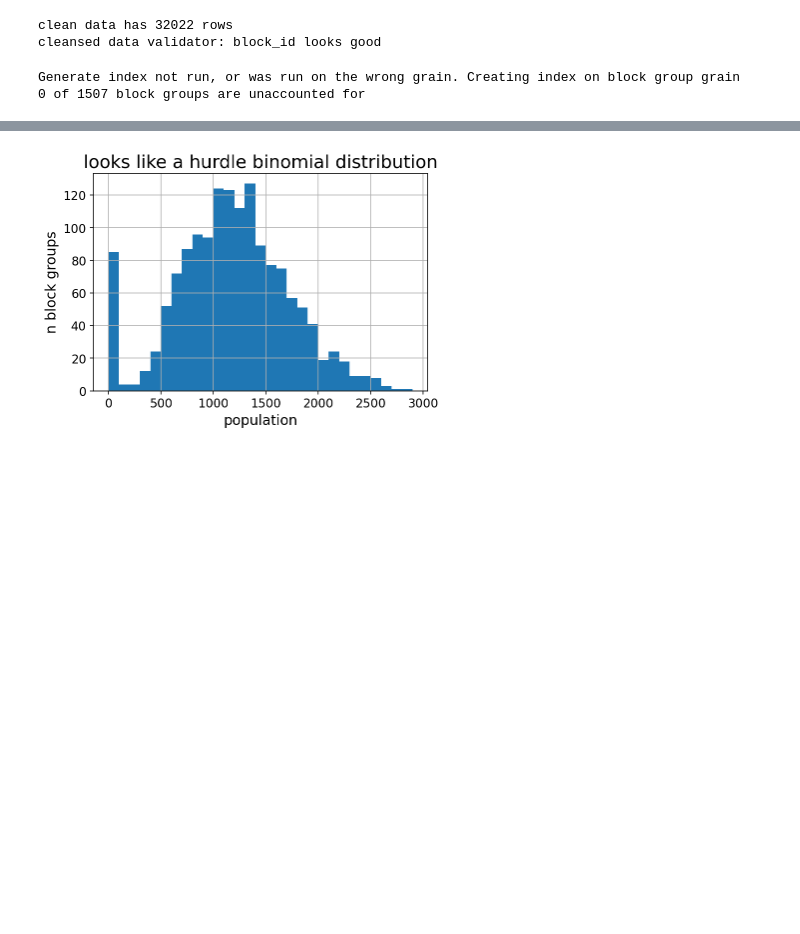
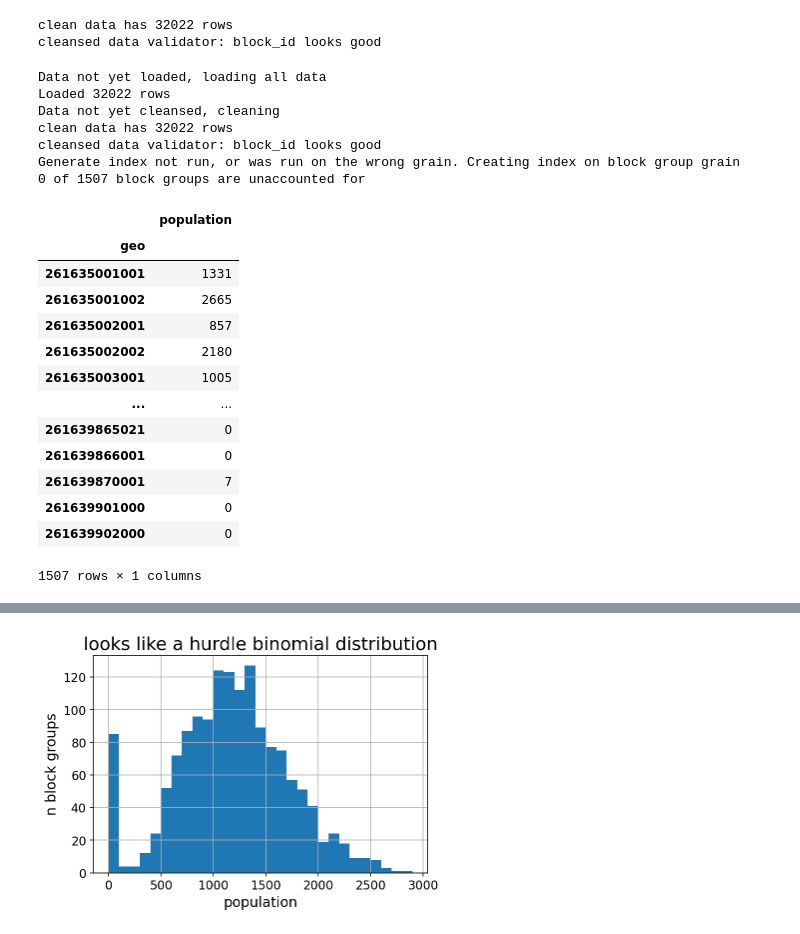
Before and after one commit to ahakso/detroit, a Jupyter notebook: tutorial_feature_constructor.ipynb, the cells around one changed output, grey strips where cells are left out. Saved outputs shown, nothing was run; the diff lists cells and outputs as text; code cells hidden in the pictures; blank space fills up the shorter version.

```diff
--- a/tutorial_feature_constructor.ipynb
+++ b/tutorial_feature_constructor.ipynb
@@ -35,10 +35,30 @@ cleansed data validator: block_id looks good
 # %%
 # this decorated method will automatically run the above steps and load data + set the index as necessary if it hasn't be done yet
 # It defaults to full data load, so if the data set is large, you may want to load the data with custom arguments instead of doing
 # it automatically
 
 # Outputs a series, which is the goal of this class
 block_group_population = population.construct_feature(target_geo_grain='block group')
+block_group_population
 # %% [output]
+Data not yet loaded, loading all data
+Loaded 32022 rows
+Data not yet cleansed, cleaning
+clean data has 32022 rows
+cleansed data validator: block_id looks good
 Generate index not run, or was run on the wrong grain. Creating index on block group grain
 0 of 1507 block groups are unaccounted for
+|  | population |
+| geo |  |
+| 261635001001 | 1331 |
+| 261635001002 | 2665 |
+| 261635002001 | 857 |
+| 261635002002 | 2180 |
+| 261635003001 | 1005 |
+| ... | ... |
+| 261639865021 | 0 |
+| 261639866001 | 0 |
+| 261639870001 | 7 |
+| 261639901000 | 0 |
+| 261639902000 | 0 |
+1507 rows × 1 columns
```
Also changed, not shown: parts of 5 cells of this notebook.
